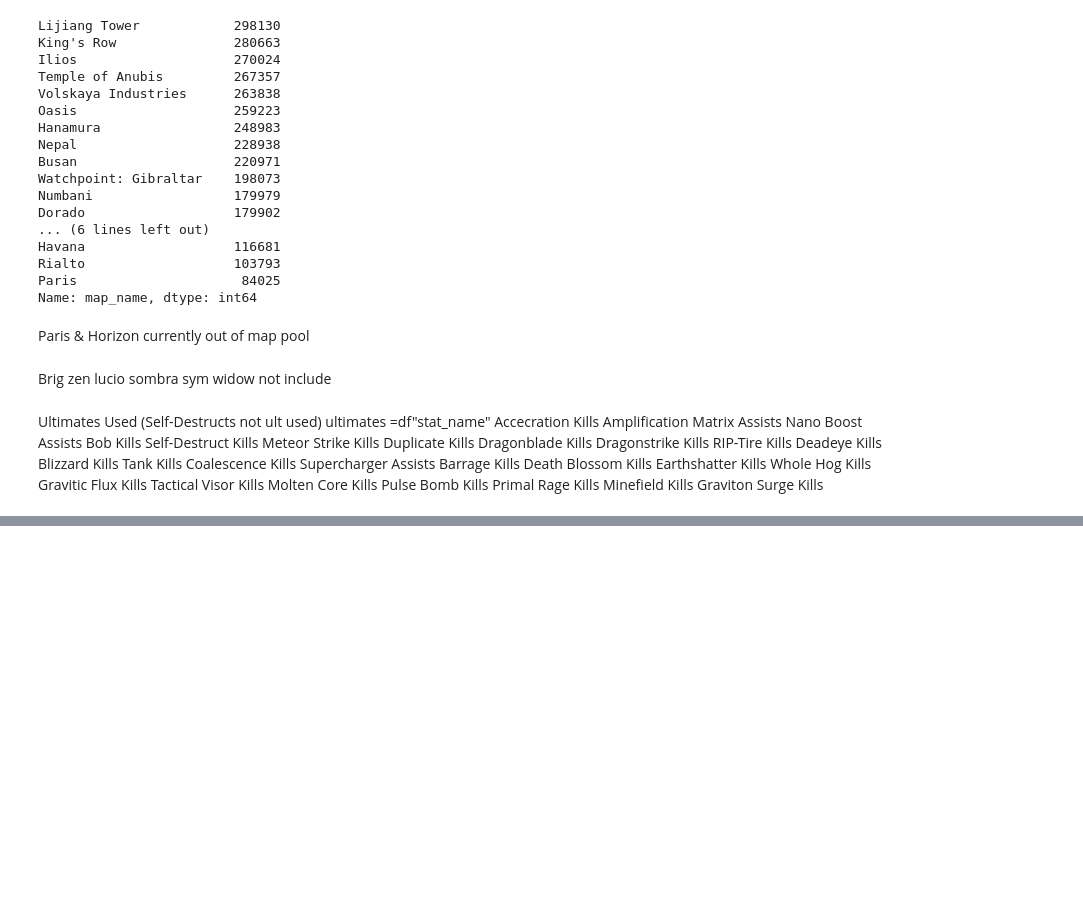
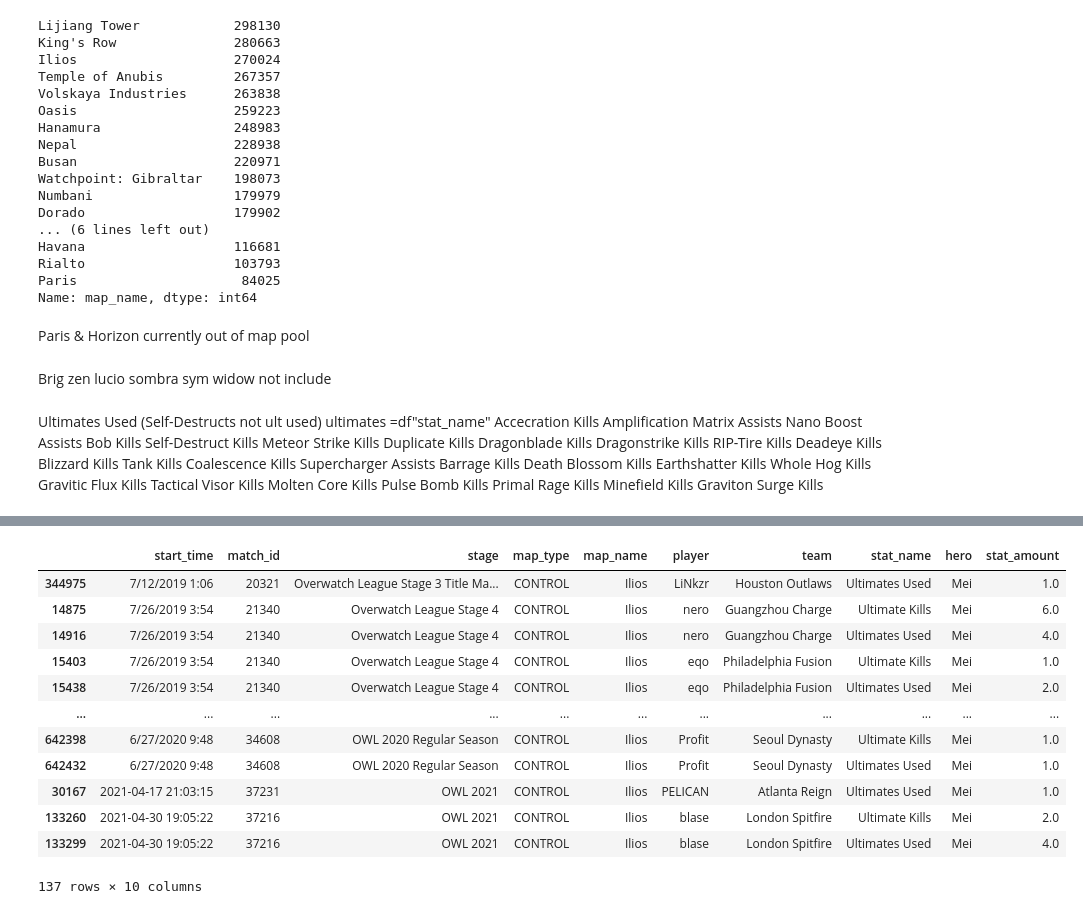
Before and after one commit to RogerWszolek/OverwatchAnalysis, a Jupyter notebook: Overwatch Questions.ipynb, the cells around one changed output, grey strips where cells are left out. Drawn from its saved outputs; the diff is of its cells as text; code cells hidden in the pictures; blank space fills up the shorter version.

```diff
--- a/Overwatch Questions.ipynb
+++ b/Overwatch Questions.ipynb
@@ -464,3 +513,19 @@ df_ults_pivot = pd.pivot_table(df_ults,values=('stat_amount'),
 df_ults_pivot["Kills per Ult"] = df_ults_pivot.apply(
         lambda x: x["Ultimate Kills"] / x["Ultimates Used"], axis="columns")
 df_ults_pivot.to_csv(r'data/ults_data.csv')
+# %%
+df_ults[(df_ults["map_name"] == "Ilios" )&(df_ults["hero"] == "Mei" )]
+# %% [output]
+|  | start_time | match_id | stage | map_type | map_name | player | team | stat_name | hero | stat_amount |
+| 344975 | 7/12/2019 1:06 | 20321 | Overwatch League Stage 3 Title Ma... | CONTROL | Ilios | LiNkzr | Houston Outlaws | Ultimates Used | Mei | 1.0 |
+| 14875 | 7/26/2019 3:54 | 21340 | Overwatch League Stage 4 | CONTROL | Ilios | nero | Guangzhou Charge | Ultimate Kills | Mei | 6.0 |
+| 14916 | 7/26/2019 3:54 | 21340 | Overwatch League Stage 4 | CONTROL | Ilios | nero | Guangzhou Charge | Ultimates Used | Mei | 4.0 |
+| 15403 | 7/26/2019 3:54 | 21340 | Overwatch League Stage 4 | CONTROL | Ilios | eqo | Philadelphia Fusion | Ultimate Kills | Mei | 1.0 |
+| 15438 | 7/26/2019 3:54 | 21340 | Overwatch League Stage 4 | CONTROL | Ilios | eqo | Philadelphia Fusion | Ultimates Used | Mei | 2.0 |
+| ... | ... | ... | ... | ... | ... | ... | ... | ... | ... | ... |
+| 642398 | 6/27/2020 9:48 | 34608 | OWL 2020 Regular Season | CONTROL | Ilios | Profit | Seoul Dynasty | Ultimate Kills | Mei | 1.0 |
+| 642432 | 6/27/2020 9:48 | 34608 | OWL 2020 Regular Season | CONTROL | Ilios | Profit | Seoul Dynasty | Ultimates Used | Mei | 1.0 |
+| 30167 | 2021-04-17 21:03:15 | 37231 | OWL 2021 | CONTROL | Ilios | PELICAN | Atlanta Reign | Ultimates Used | Mei | 1.0 |
+| 133260 | 2021-04-30 19:05:22 | 37216 | OWL 2021 | CONTROL | Ilios | blase | London Spitfire | Ultimate Kills | Mei | 2.0 |
+| 133299 | 2021-04-30 19:05:22 | 37216 | OWL 2021 | CONTROL | Ilios | blase | London Spitfire | Ultimates Used | Mei | 4.0 |
+137 rows × 10 columns
```
Also changed, not shown: parts of 8 cells of this notebook, 1 other file.
